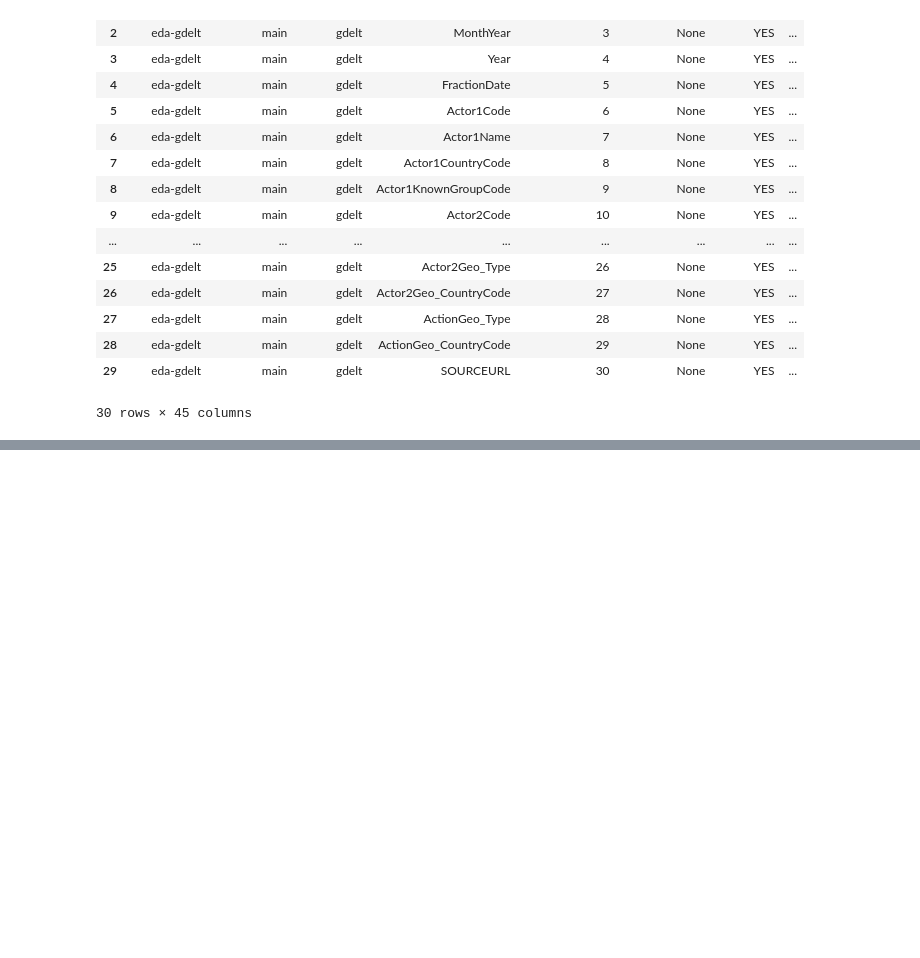
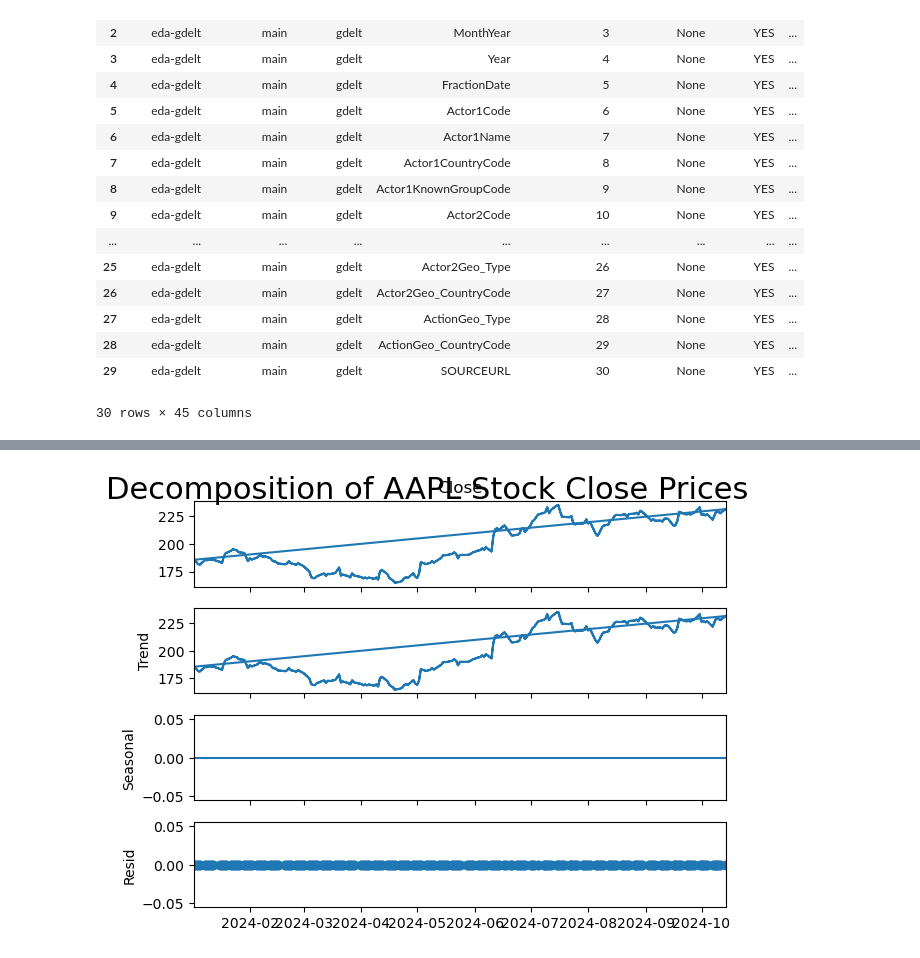
Before and after one commit to cs-muic/dm-2024-t1-pj-eda-honeybadgerlover645, a Jupyter notebook: eda-project.ipynb, the cells around one changed output, grey strips where cells are left out. Drawn from its saved outputs; the diff is of its cells as text; code cells hidden in the pictures; blank space fills up the shorter version.

```diff
--- a/eda-project.ipynb
+++ b/eda-project.ipynb
@@ -643,0 +758,19 @@ where TABLE_NAME='gdelt'
+# %%
+import pandas as pd
+import matplotlib.pyplot as plt
+from statsmodels.tsa.seasonal import seasonal_decompose
+
+# Ensure 'aapl_df' is indexed on 'Date'
+
+# Filter data for a specific year (e.g., 2024)
+df_plot = aapl_df[aapl_df['Year'] == 2024]
+
+# Decompose the time series
+result = seasonal_decompose(df_plot['Close'], model='additive', period=1)
+
+# Plot the decomposed components
+result.plot()
+plt.suptitle('Decomposition of AAPL Stock Close Prices', fontsize=22)
+plt.show()
+# %% [output]
+[figure, added]
```
Also changed, not shown: parts of 12 cells of this notebook, 3 other files.
